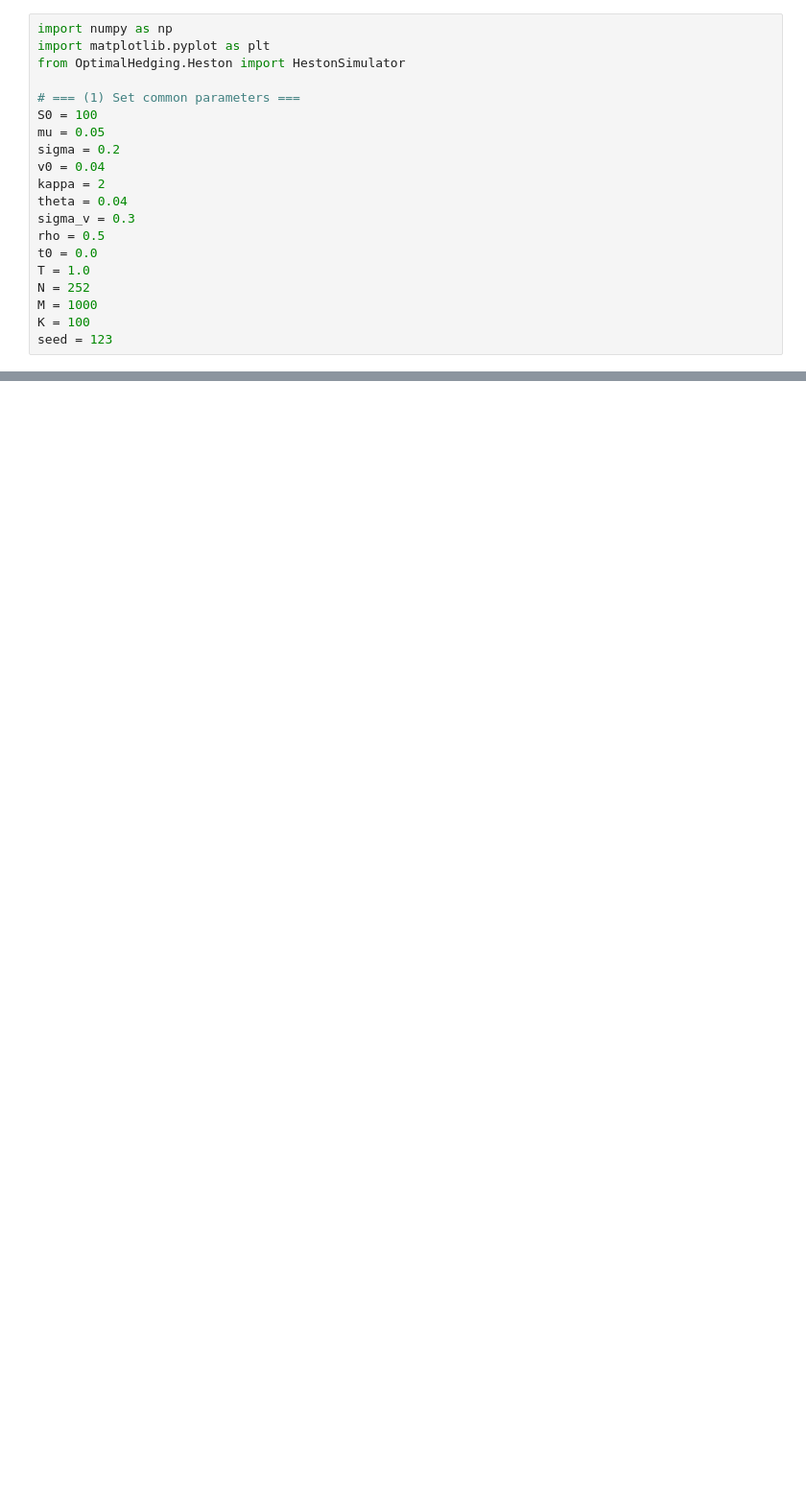
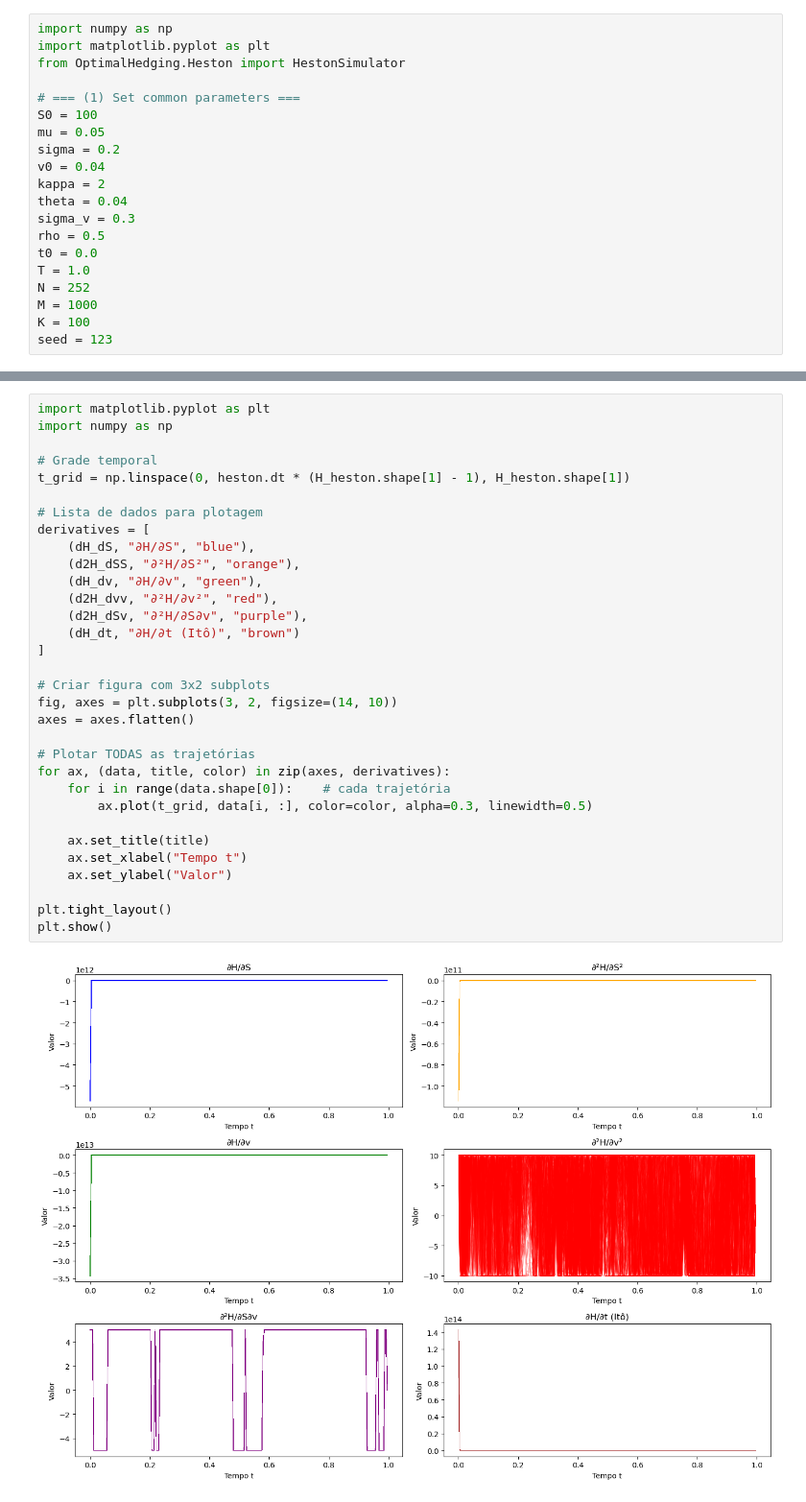
Before and after one commit to JoaoJungblut/Maturity-Risk-for-Variational-Heding, a Jupyter notebook: test_heston.ipynb, the cells around one changed output, grey strips where cells are left out. Shown at 96% size. Saved outputs shown, nothing was run; the diff lists cells and outputs as text; blank space fills up the shorter version.

```diff
--- a/test_heston.ipynb
+++ b/test_heston.ipynb
@@ -129,0 +106,34 @@ plt.show()
+# %%
+import matplotlib.pyplot as plt
+import numpy as np
+
+# Grade temporal
+t_grid = np.linspace(0, heston.dt * (H_heston.shape[1] - 1), H_heston.shape[1])
+
+# Lista de dados para plotagem
+derivatives = [
+    (dH_dS, "∂H/∂S", "blue"),
+    (d2H_dSS, "∂²H/∂S²", "orange"),
+    (dH_dv, "∂H/∂v", "green"),
+    (d2H_dvv, "∂²H/∂v²", "red"),
+    (d2H_dSv, "∂²H/∂S∂v", "purple"),
+    (dH_dt, "∂H/∂t (Itô)", "brown")
+]
+
+# Criar figura com 3x2 subplots
+fig, axes = plt.subplots(3, 2, figsize=(14, 10))
+axes = axes.flatten()
+
+# Plotar TODAS as trajetórias
+for ax, (data, title, color) in zip(axes, derivatives):
+    for i in range(data.shape[0]):    # cada trajetória
+        ax.plot(t_grid, data[i, :], color=color, alpha=0.3, linewidth=0.5)
+
+    ax.set_title(title)
+    ax.set_xlabel("Tempo t")
+    ax.set_ylabel("Valor")
+
+plt.tight_layout()
+plt.show()
+# %% [output]
+[figure, added]
```
Also changed, not shown: parts of 5 cells of this notebook, 1 other file.
